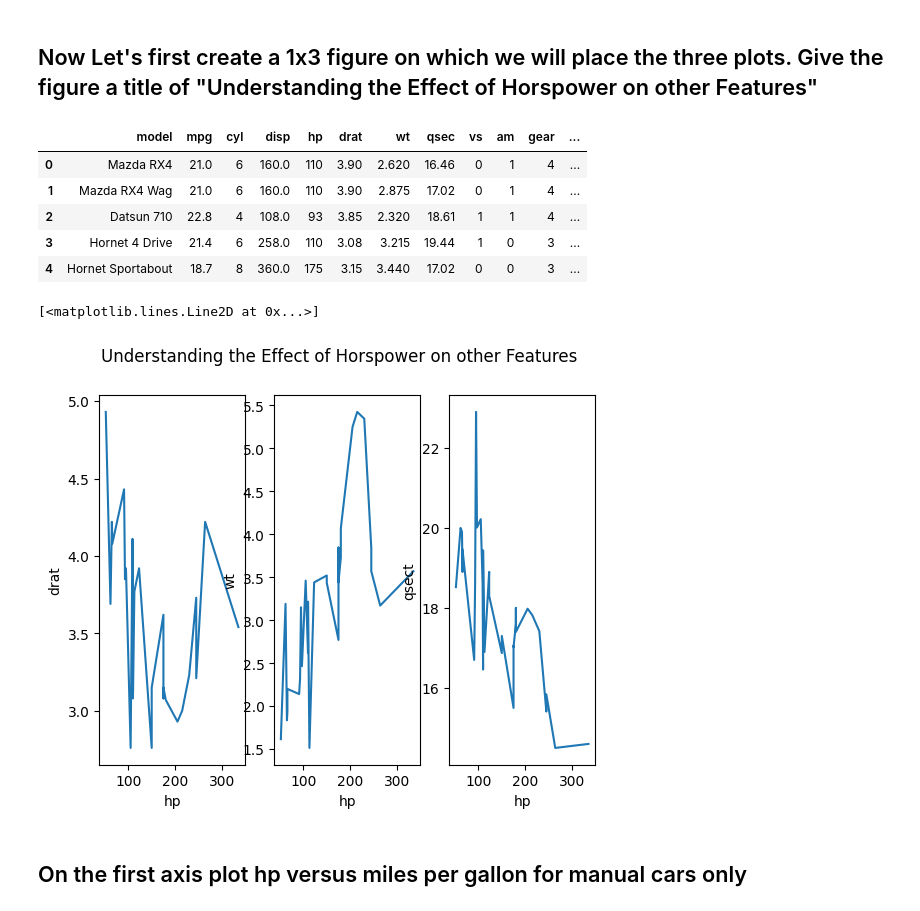
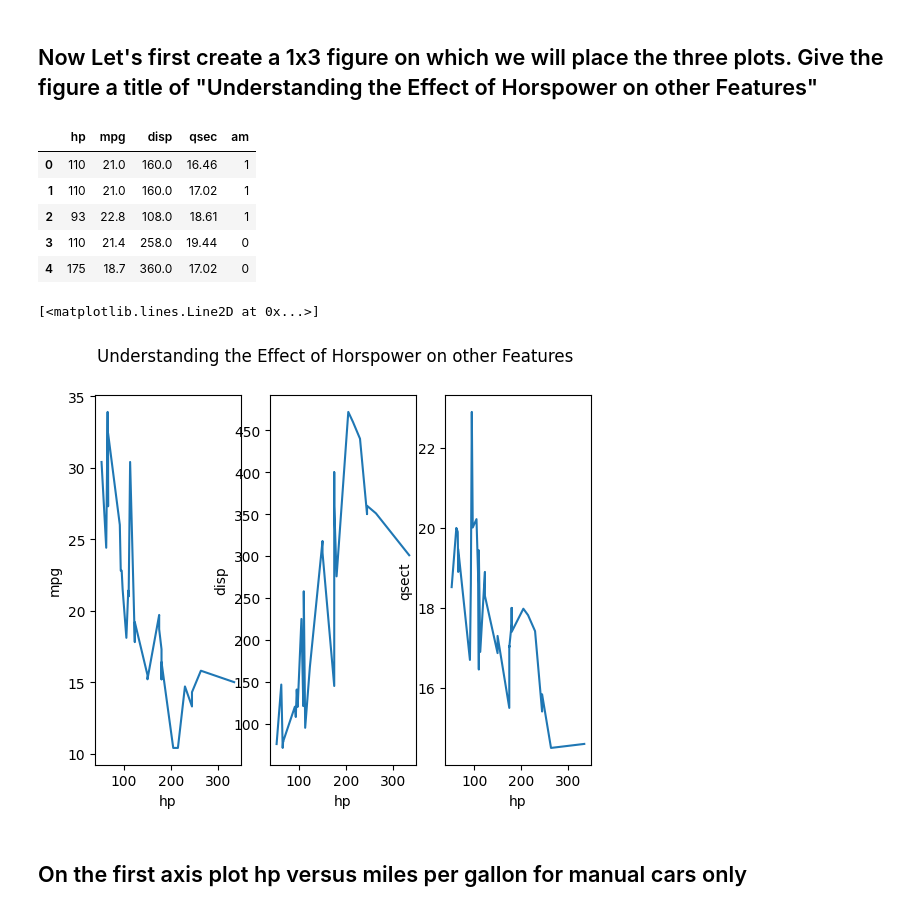
Before and after one commit to JiagengDing/SDPA, a Jupyter notebook: week8/Tutorial 8A_Sheet.ipynb, the cells around one changed output. Saved outputs shown, nothing was run; the diff lists cells and outputs as text; code cells hidden in the pictures.

```diff
--- a/week8/Tutorial 8A_Sheet.ipynb
+++ b/week8/Tutorial 8A_Sheet.ipynb
@@ -33,7 +33,7 @@ Advanced: Add two horizontal lines to the first plot denoting the respective ave
 import numpy as np
 import pandas as pd
 # %%
-df = pd.read_csv("mtcars.csv")
+df = pd.read_csv("mtcars.csv")[['hp','mpg','disp','qsec','am']]
 # %% [markdown]
 ## Dispaly statistics about differnt columns
 # %%
@@ -62,38 +62,38 @@ import matplotlib.pyplot as plt
 # %%
 df.head()
 # %% [output]
-|  | model | mpg | cyl | disp | hp | drat | wt | qsec | vs | am | gear | ... |
-| 0 | Mazda RX4 | 21.0 | 6 | 160.0 | 110 | 3.90 | 2.620 | 16.46 | 0 | 1 | 4 | ... |
-| 1 | Mazda RX4 Wag | 21.0 | 6 | 160.0 | 110 | 3.90 | 2.875 | 17.02 | 0 | 1 | 4 | ... |
-| 2 | Datsun 710 | 22.8 | 4 | 108.0 | 93 | 3.85 | 2.320 | 18.61 | 1 | 1 | 4 | ... |
-| 3 | Hornet 4 Drive | 21.4 | 6 | 258.0 | 110 | 3.08 | 3.215 | 19.44 | 1 | 0 | 3 | ... |
-| 4 | Hornet Sportabout | 18.7 | 8 | 360.0 | 175 | 3.15 | 3.440 | 17.02 | 0 | 0 | 3 | ... |
+|  | hp | mpg | disp | qsec | am |
+| 0 | 110 | 21.0 | 160.0 | 16.46 | 1 |
+| 1 | 110 | 21.0 | 160.0 | 17.02 | 1 |
+| 2 | 93 | 22.8 | 108.0 | 18.61 | 1 |
+| 3 | 110 | 21.4 | 258.0 | 19.44 | 0 |
+| 4 | 175 | 18.7 | 360.0 | 17.02 | 0 |
 # %%
-drat_hp = pd.Series(index=df['hp'].values, data=df['drat'].values)
-drat_hp = drat_hp.sort_index()
+mpg_hp = pd.Series(index=df['hp'].values, data=df['mpg'].values)
+mpg_hp = mpg_hp.sort_index()
 
-wt_hp = pd.Series(index=df['hp'].values, data=df['wt'].values)
-wt_hp = wt_hp.sort_index()
+disp_hp = pd.Series(index=df['hp'].values, data=df['disp'].values)
+disp_hp = disp_hp.sort_index()
 
 qsec_hp = pd.Series(index=df['hp'].values, data=df['qsec'].values)
 qsec_hp = qsec_hp.sort_index()
 # %%
 fig, axes = plt.subplots(nrows=1, ncols=3)
 plt.suptitle("Understanding the Effect of Horspower on other Features")
 
 axes[0].set_xlabel('hp')
-axes[0].set_ylabel('drat')
-axes[0].plot(drat_hp)
+axes[0].set_ylabel('mpg')
+axes[0].plot(mpg_hp)
 
 axes[1].set_xlabel('hp')
-axes[1].set_ylabel('wt')
-axes[1].plot(wt_hp)
+axes[1].set_ylabel('disp')
+axes[1].plot(disp_hp)
 
 axes[2].set_xlabel('hp')
 axes[2].set_ylabel('qsect')
 axes[2].plot(qsec_hp)
 # %% [output]
 [<matplotlib.lines.Line2D at 0x...>]
-[figure, old version]
+[figure, new version]
 # %% [markdown]
 ## On the first axis plot hp versus miles per gallon for manual cars only
```
Also changed, not shown: parts of 3 cells of this notebook.
